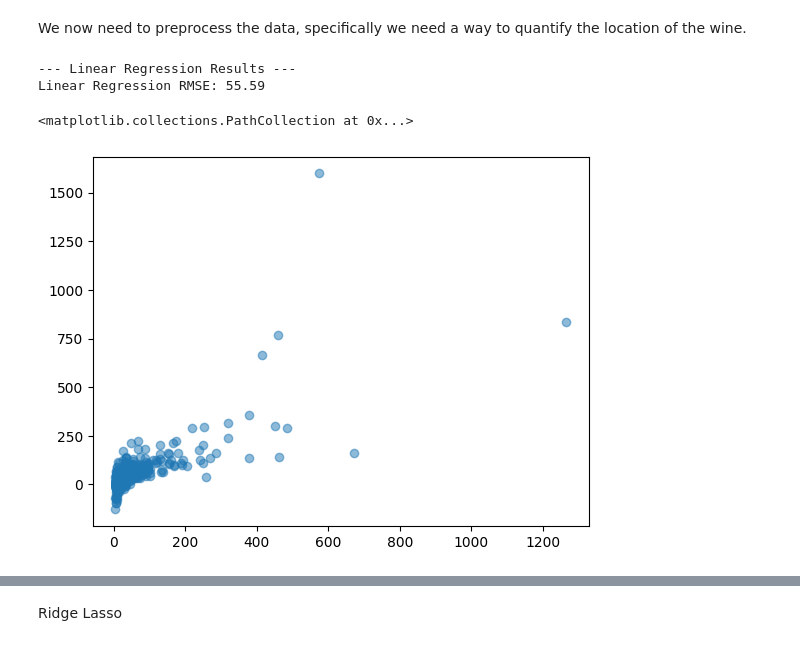
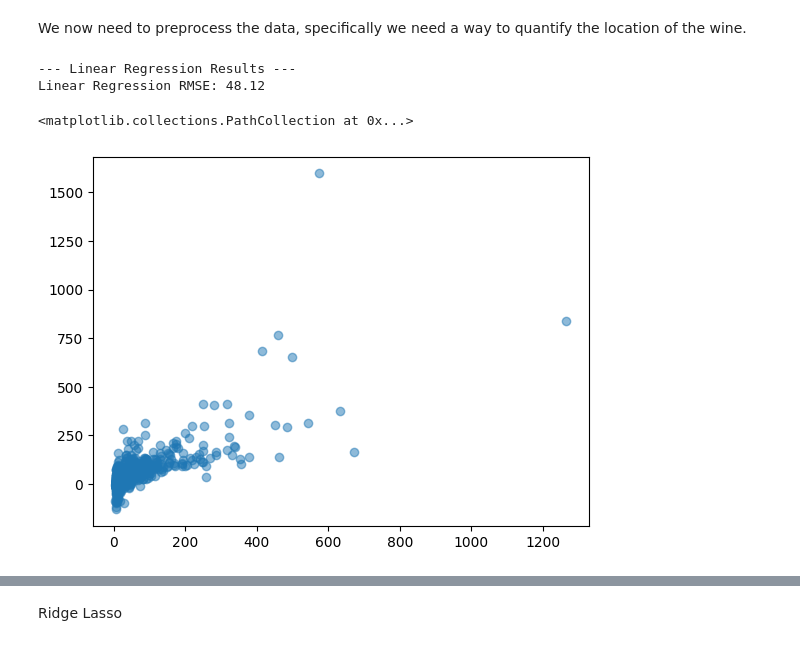
Before and after one commit to dylangeorg3/ENGG2112_Project, a Jupyter notebook: PriceModels.ipynb, the cells around one changed output, grey strips where cells are left out. Cells and saved outputs as stored; diff of their text form; code cells hidden in the pictures.

```diff
--- a/PriceModels.ipynb
+++ b/PriceModels.ipynb
@@ -16,7 +16,7 @@ from sklearn.preprocessing import LabelEncoder
 Lets first import the data, for now we will only look at red wine.
 # %%
 # Load datasets
-df_red = pd.read_csv("Data\Raw\Wine_Datasets\Kaggle\Red.csv")
+df_red = pd.read_csv("Data/Raw/Wine_Datasets/Kaggle/Red.csv")
 
 # Reclassify quality into categories
 def categorize_quality(q):
@@ -50,39 +50,46 @@ We now need to preprocess the data, specifically we need a way to quantify the l
 # %%
 red_onehot = pd.get_dummies(df_red, columns=['Country', 'Region', 'Winery'])
 red_onehot.drop(['Name'], axis=1, inplace=True)
+red_onehot.dropna(inplace=True)
 # %%
 from sklearn.linear_model import LinearRegression
 
 # Separate features and target
 X_lr = red_onehot.drop(['Price', 'quality_category'], axis=1)
 y_lr = red_onehot['Price']
+
+# Convert 'Year' to numeric, coerce errors, and fill NaN with median year
+if 'Year' in X_lr.columns:
+	X_lr['Year'] = pd.to_numeric(X_lr['Year'], errors='coerce')
+	median_year = X_lr['Year'].median()
+	X_lr['Year'] = X_lr['Year'].fillna(median_year)
 
 # Train-test split
 X_train_lr, X_test_lr, y_train_lr, y_test_lr = train_test_split(X_lr, y_lr, test_size=0.2, random_state=42)
 
 # Fit linear regression model
 lr_model = LinearRegression()
 lr_model.fit(X_train_lr, y_train_lr)
 
 # Predict on test set
 y_pred_lr = lr_model.predict(X_test_lr)
 
 # Evaluate model
 mse = mean_squared_error(y_test_lr, y_pred_lr)
 rmse = np.sqrt(mse)
 
 print("--- Linear Regression Results ---")
 
 print(f"Linear Regression RMSE: {rmse:.2f}")
 
 
 # plot actual vs predicted
 plt.scatter(y_test_lr, y_pred_lr, alpha=0.5)
 # %% [output]
 --- Linear Regression Results ---
-Linear Regression RMSE: 55.59
+Linear Regression RMSE: 48.12
 <matplotlib.collections.PathCollection at 0x...>
-[figure, old version]
+[figure, new version]
 # %%
 from sklearn.ensemble import GradientBoostingRegressor
 from sklearn.metrics import mean_squared_error, r2_score, mean_absolute_error
```
Also changed, not shown: parts of 2 cells of this notebook, 1 other file.
